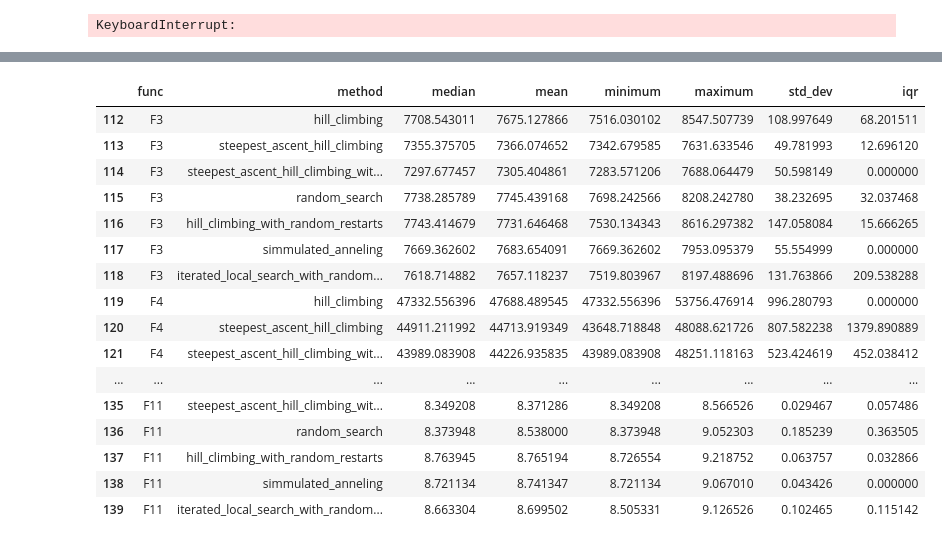
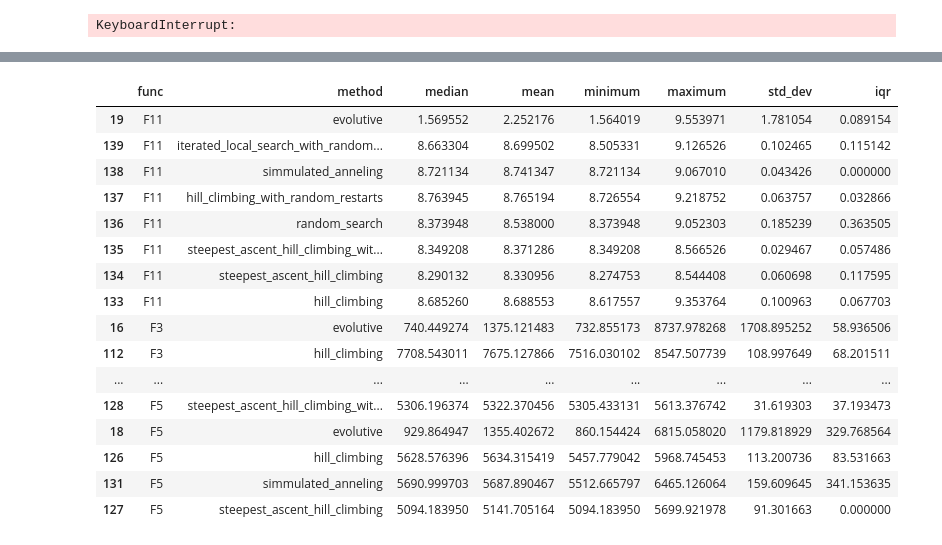
Before and after one commit to lemurianredmage/maestria-sandbox, a Jupyter notebook: Semestre-02/computo_evolutivo/evolutive-computer-algorithms/src/metaheuristics_methods_evaluation.ipynb, the cells around one changed output, grey strips where cells are left out. Saved outputs shown, nothing was run; the diff lists cells and outputs as text; code cells hidden in the pictures.

```diff
--- a/Semestre-02/computo_evolutivo/evolutive-computer-algorithms/src/metaheuristics_methods_evaluation.ipynb
+++ b/Semestre-02/computo_evolutivo/evolutive-computer-algorithms/src/metaheuristics_methods_evaluation.ipynb
@@ -115,8 +115,12 @@ GraphResults.plot(two_dimensions_df)
 multiple_dimensions_df = Experiment.experimentForMultipleDimensions(10, 1000)
 # %% [output]
 KeyboardInterrupt:
+# %%
+multiple_dimensions_ea_df = Experiment.experimentForMultipleDimensionsEvolutiveAlgorithm(10, 1000)
 # %%
 multiple_dimensions_df = pd.read_csv('multiple_dimensions.csv')
+# %%
+multiple_dimensions_df = pd.concat([multiple_dimensions_df, multiple_dimensions_ea_df])
 # %%
 multiple_dimensions_df.tail(5)
 # %% [output]
@@ -131,25 +135,25 @@ multiple_dimensions_df.tail(5)
 number_of_dimensions = 1000
 multiple_dimensions_filter_by_any_dimension = multiple_dimensions_df[multiple_dimensions_df['number_of_dimensions'] == number_of_dimensions]
 # %%
-multiple_dimensions_filter_by_any_dimension[['func', 'method', 'median', 'mean', 'minimum', 'maximum', 'std_dev', 'iqr']].head(32)
+multiple_dimensions_filter_by_any_dimension[['func', 'method', 'median', 'mean', 'minimum', 'maximum', 'std_dev', 'iqr']].sort_values(by=['func']).head(50)
 # %% [output]
 |  | func | method | median | mean | minimum | maximum | std_dev | iqr |
+| 19 | F11 | evolutive | 1.569552 | 2.252176 | 1.564019 | 9.553971 | 1.781054 | 0.089154 |
+| 139 | F11 | iterated_local_search_with_random... | 8.663304 | 8.699502 | 8.505331 | 9.126526 | 0.102465 | 0.115142 |
+| 138 | F11 | simmulated_anneling | 8.721134 | 8.741347 | 8.721134 | 9.067010 | 0.043426 | 0.000000 |
+| 137 | F11 | hill_climbing_with_random_restarts | 8.763945 | 8.765194 | 8.726554 | 9.218752 | 0.063757 | 0.032866 |
+| 136 | F11 | random_search | 8.373948 | 8.538000 | 8.373948 | 9.052303 | 0.185239 | 0.363505 |
+| 135 | F11 | steepest_ascent_hill_climbing_wit... | 8.349208 | 8.371286 | 8.349208 | 8.566526 | 0.029467 | 0.057486 |
+| 134 | F11 | steepest_ascent_hill_climbing | 8.290132 | 8.330956 | 8.274753 | 8.544408 | 0.060698 | 0.117595 |
+| 133 | F11 | hill_climbing | 8.685260 | 8.688553 | 8.617557 | 9.353764 | 0.100963 | 0.067703 |
+| 16 | F3 | evolutive | 740.449274 | 1375.121483 | 732.855173 | 8737.978268 | 1708.895252 | 58.936506 |
 | 112 | F3 | hill_climbing | 7708.543011 | 7675.127866 | 7516.030102 | 8547.507739 | 108.997649 | 68.201511 |
-| 113 | F3 | steepest_ascent_hill_climbing | 7355.375705 | 7366.074652 | 7342.679585 | 7631.633546 | 49.781993 | 12.696120 |
-| 114 | F3 | steepest_ascent_hill_climbing_wit... | 7297.677457 | 7305.404861 | 7283.571206 | 7688.064479 | 50.598149 | 0.000000 |
-| 115 | F3 | random_search | 7738.285789 | 7745.439168 | 7698.242566 | 8208.242780 | 38.232695 | 32.037468 |
-| 116 | F3 | hill_climbing_with_random_restarts | 7743.414679 | 7731.646468 | 7530.134343 | 8616.297382 | 147.058084 | 15.666265 |
-| 117 | F3 | simmulated_anneling | 7669.362602 | 7683.654091 | 7669.362602 | 7953.095379 | 55.554999 | 0.000000 |
-| 118 | F3 | iterated_local_search_with_random... | 7618.714882 | 7657.118237 | 7519.803967 | 8197.488696 | 131.763866 | 209.538288 |
-| 119 | F4 | hill_climbing | 47332.556396 | 47688.489545 | 47332.556396 | 53756.476914 | 996.280793 | 0.000000 |
-| 120 | F4 | steepest_ascent_hill_climbing | 44911.211992 | 44713.919349 | 43648.718848 | 48088.621726 | 807.582238 | 1379.890889 |
-| 121 | F4 | steepest_ascent_hill_climbing_wit... | 43989.083908 | 44226.935835 | 43989.083908 | 48251.118163 | 523.424619 | 452.038412 |
 | ... | ... | ... | ... | ... | ... | ... | ... | ... |
-| 135 | F11 | steepest_ascent_hill_climbing_wit... | 8.349208 | 8.371286 | 8.349208 | 8.566526 | 0.029467 | 0.057486 |
-| 136 | F11 | random_search | 8.373948 | 8.538000 | 8.373948 | 9.052303 | 0.185239 | 0.363505 |
-| 137 | F11 | hill_climbing_with_random_restarts | 8.763945 | 8.765194 | 8.726554 | 9.218752 | 0.063757 | 0.032866 |
-| 138 | F11 | simmulated_anneling | 8.721134 | 8.741347 | 8.721134 | 9.067010 | 0.043426 | 0.000000 |
-| 139 | F11 | iterated_local_search_with_random... | 8.663304 | 8.699502 | 8.505331 | 9.126526 | 0.102465 | 0.115142 |
+| 128 | F5 | steepest_ascent_hill_climbing_wit... | 5306.196374 | 5322.370456 | 5305.433131 | 5613.376742 | 31.619303 | 37.193473 |
+| 18 | F5 | evolutive | 929.864947 | 1355.402672 | 860.154424 | 6815.058020 | 1179.818929 | 329.768564 |
+| 126 | F5 | hill_climbing | 5628.576396 | 5634.315419 | 5457.779042 | 5968.745453 | 113.200736 | 83.531663 |
+| 131 | F5 | simmulated_anneling | 5690.999703 | 5687.890467 | 5512.665797 | 6465.126064 | 159.609645 | 341.153635 |
+| 127 | F5 | steepest_ascent_hill_climbing | 5094.183950 | 5141.705164 | 5094.183950 | 5699.921978 | 91.301663 | 0.000000 |
 # %%
 multiple_dimensions_df_group_by_function = GraphResults.prepare_results_to_graph(multiple_dimensions_filter_by_any_dimension)
 # %%
```
Also changed, not shown: parts of 11 cells of this notebook, 5 other files.
